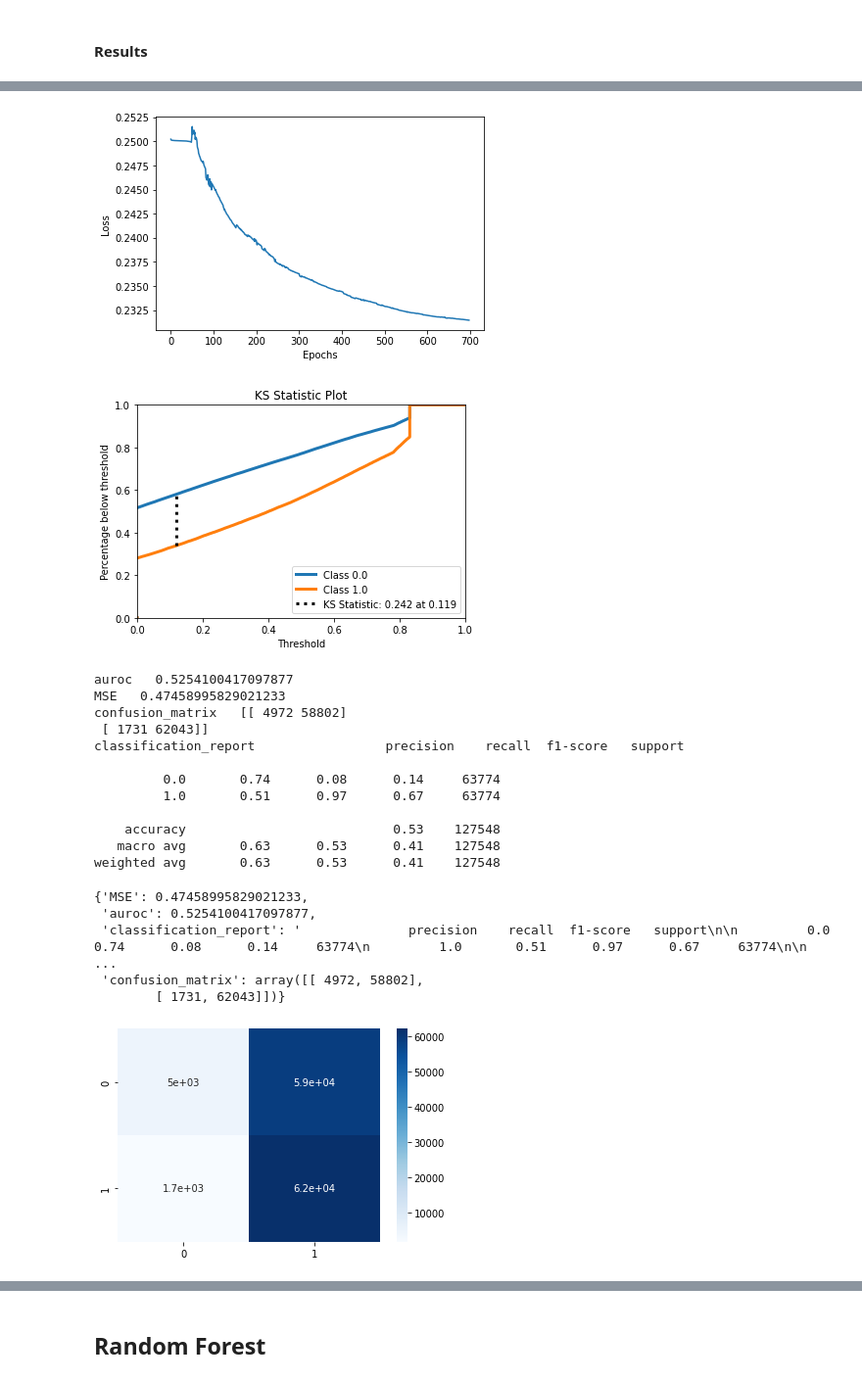
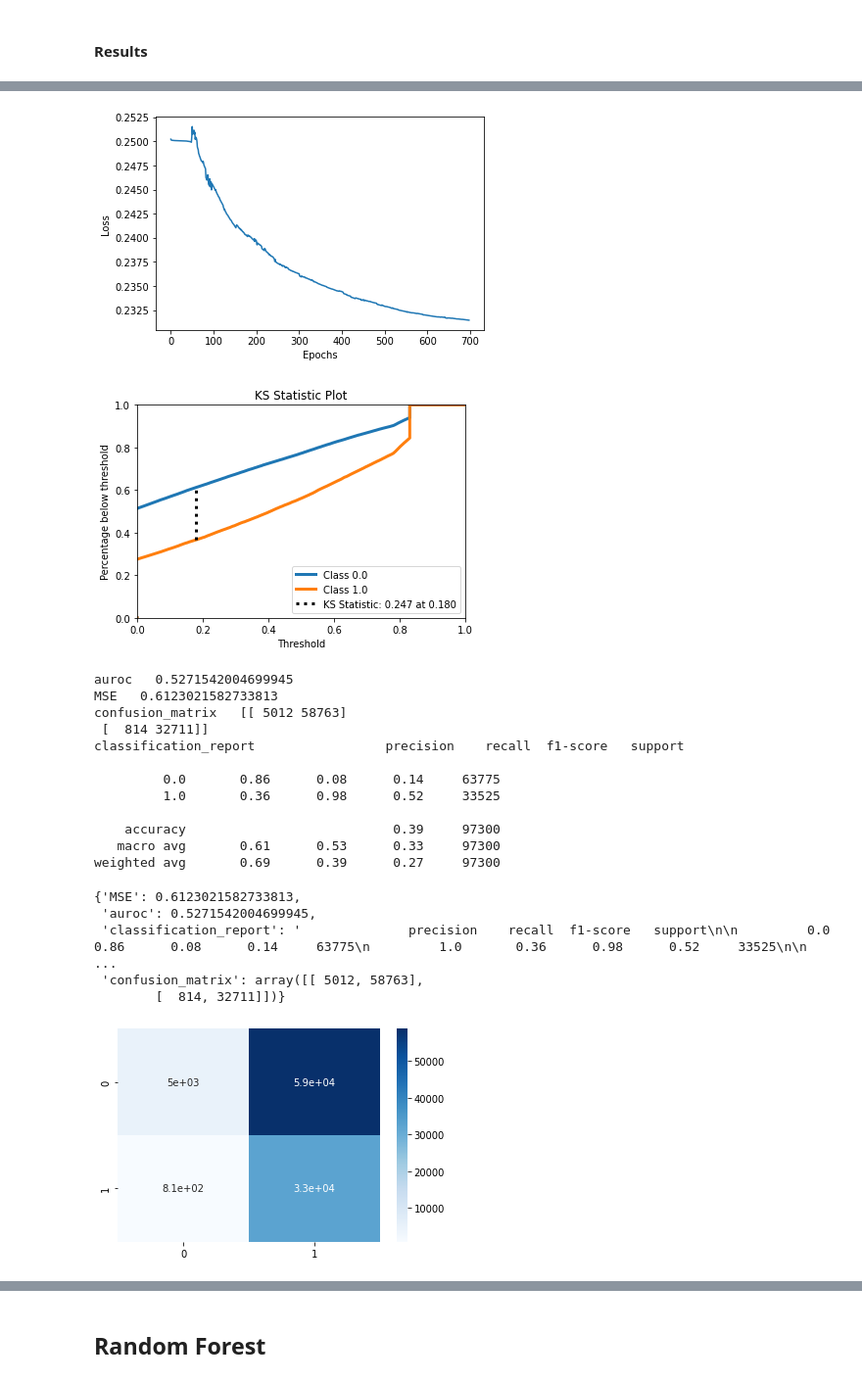
Before and after one commit to pietromasur/credit-risk-analysis, a Jupyter notebook: credit_risk_analysis.ipynb, the cells around one changed output, grey strips where cells are left out. Shown: that part at 98% size. Saved outputs shown, nothing was run; the diff lists cells and outputs as text; code cells hidden in the pictures.

Commit message:
[FIXED] experiments test

```diff
--- a/credit_risk_analysis.ipynb
+++ b/credit_risk_analysis.ipynb
@@ -455,30 +455,30 @@ weighted avg       0.64      0.51      0.36    127548
 # %%
 model = MLP(244, 5, 2, torch.nn.ReLU())
 model.load_state_dict(torch.load("gdrive/MyDrive/models_backup/model_last_optim_adagrad_criterion_MSE_lr_0.0005_num_hidden_2_num_neuron_5_activationReLU() (12).pt"))
-loss, (all_targets, all_preds, all_preds_proba) = test(model, validation_loader, 'cross_entropy')
+loss, (all_targets, all_preds, all_preds_proba) = test(model, test_loader, 'cross_entropy')
 plotLossGraph("gdrive/MyDrive/models_backup/losses__optim_adagrad_criterion_MSE_lr_0.0005_num_hidden_2_num_neuron_5_activationReLU().pt.csv")
 get_metrics(all_targets, all_preds, all_preds_proba)
 # %% [output]
 [figure]
-[figure, old version]
+[figure, new version]
-auroc   0.5254100417097877
-MSE   0.47458995829021233
-confusion_matrix   [[ 4972 58802]
- [ 1731 62043]]
+auroc   0.5271542004699945
+MSE   0.6123021582733813
+confusion_matrix   [[ 5012 58763]
+ [  814 32711]]
 classification_report                 precision    recall  f1-score   support
 
-         0.0       0.74      0.08      0.14     63774
-         1.0       0.51      0.97      0.67     63774
+         0.0       0.86      0.08      0.14     63775
+         1.0       0.36      0.98      0.52     33525
 
-    accuracy                           0.53    127548
-   macro avg       0.63      0.53      0.41    127548
-weighted avg       0.63      0.53      0.41    127548
+    accuracy                           0.39     97300
+   macro avg       0.61      0.53      0.33     97300
+weighted avg       0.69      0.39      0.27     97300
-{'MSE': 0.47458995829021233,
- 'auroc': 0.5254100417097877,
- 'classification_report': '              precision    recall  f1-score   support\n\n         0.0       0.74      0.08      0.14     63774\n         1.0       0.51      0.97      0.67     63774\n\n     ...
- 'confusion_matrix': array([[ 4972, 58802],
-        [ 1731, 62043]])}
+{'MSE': 0.6123021582733813,
+ 'auroc': 0.5271542004699945,
+ 'classification_report': '              precision    recall  f1-score   support\n\n         0.0       0.86      0.08      0.14     63775\n         1.0       0.36      0.98      0.52     33525\n\n     ...
+ 'confusion_matrix': array([[ 5012, 58763],
+        [  814, 32711]])}
-[figure, old version]
+[figure, new version]
 # %%
 model = MLP(244, 25, 1, torch.nn.ReLU())
 model.load_state_dict(torch.load("gdrive/MyDrive/models_backup/model_last_optim_adagrad_criterion_MSE_lr_0.0005_num_hidden_1_num_neuron_25_activationReLU().pt"))
```
Also changed, not shown: parts of 3 cells of this notebook.
